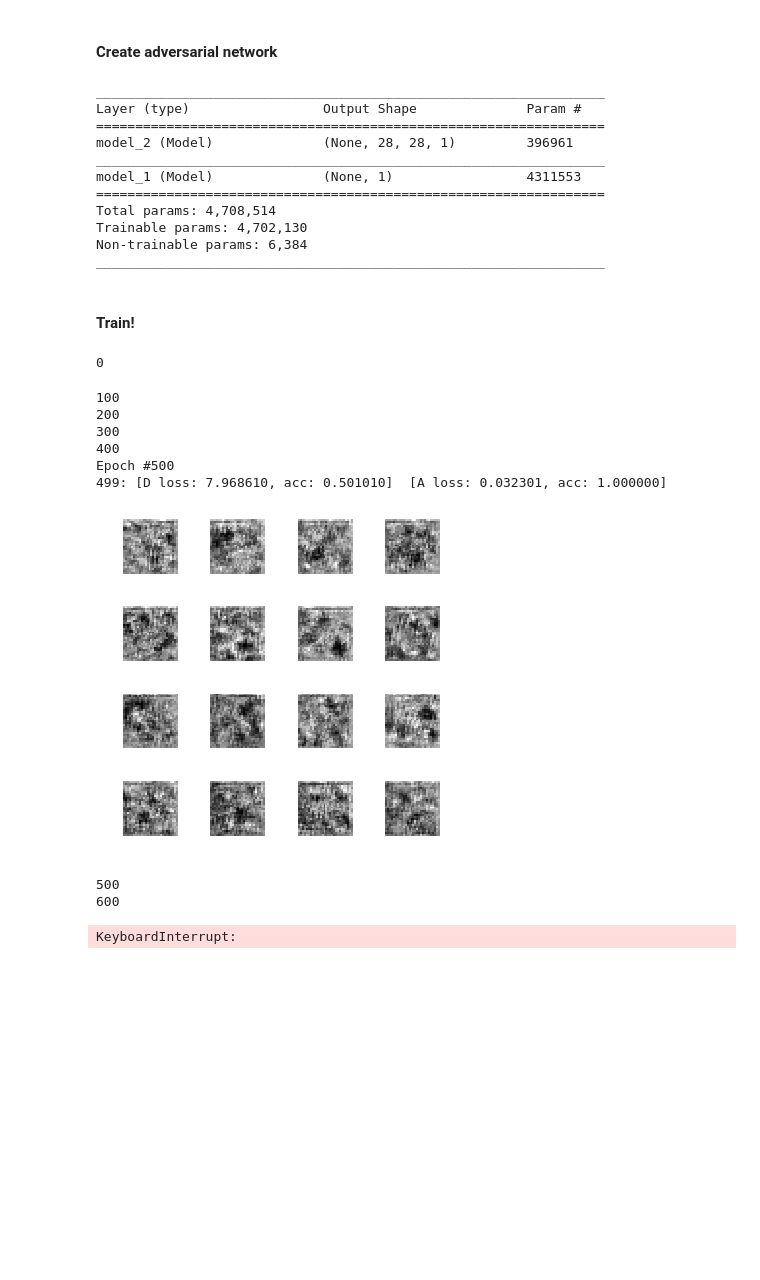
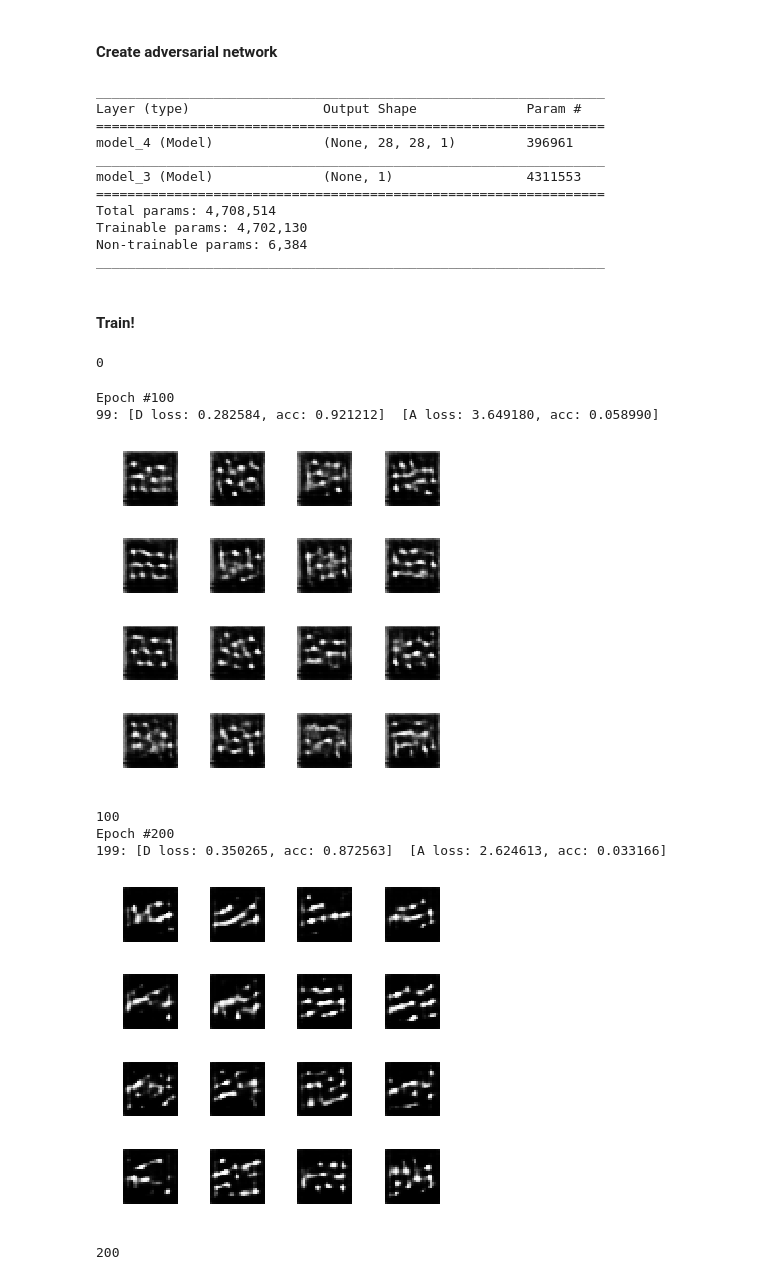
Before and after one commit to xtr33me/TensorFlow-LiveLessons, a Jupyter notebook: notebooks/demo_gan.ipynb, the cells around one changed output. Drawn from its saved outputs; the diff is of its cells as text; code cells hidden in the pictures; blank space fills up the shorter version.

Commit message:
Modified to using verbose Activation calls and convergence / lack of noise seems to be working now

```diff
--- a/notebooks/demo_gan.ipynb
+++ b/notebooks/demo_gan.ipynb
@@ -82,7 +84,8 @@ def discriminator_builder(depth=64, p=0.4):
     conv4 = Flatten()(Dropout(p)(conv4))
 
     #output layer
-    output = Dense(1, activation='sigmoid')(conv4)
+    output = Dense(1)(conv4)#, activation='sigmoid')(conv4)
+    output = Activation('sigmoid')(output)
 
     #model def
     model = Model(inputs=inputs, outputs=output)
@@ -144,7 +147,8 @@ def generator_builder(z_dim=100, depth=64, p=0.4):  #100 dimmensional latent spa
         conv3 = Activation(activation='relu')(conv3)
 
         #output layer
-        output = Conv2D(1, kernel_size=5, padding='same', activation='sigmoid')(conv3)
+        output = Conv2D(1, kernel_size=5, padding='same')(conv3)#, activation='sigmoid')(conv3)
+        output = Activation('sigmoid')(output)
 
         #model definition
         model = Model(inputs=inputs, outputs = output)
@@ -178,8 +182,9 @@ def adversarial_builder(z_dim=100):
     model = Sequential()
     model.add(generator)
     model.add(discriminator)
+    #optimizer=RMSprop(lr=0.0004, decay=3e-8, clipvalue=1.0),
     model.compile(loss='binary_crossentropy',
-                  optimizer=RMSprop(lr=0.0004, decay=3e-8, clipvalue=1.0),
+                  optimizer=RMSprop(lr=0.0004, decay=1e-10, clipvalue=1.0),
                   metrics=['accuracy'])
     model.summary()
     return model
@@ -189,9 +194,9 @@ adversarial_model = adversarial_builder()
 _________________________________________________________________
 Layer (type)                 Output Shape              Param #
 =================================================================
-model_2 (Model)              (None, 28, 28, 1)         396961
+model_4 (Model)              (None, 28, 28, 1)         396961
 _________________________________________________________________
-model_1 (Model)              (None, 1)                 4311553
+model_3 (Model)              (None, 1)                 4311553
 =================================================================
 Total params: 4,708,514
 Trainable params: 4,702,130
@@ -228,20 +233,12 @@ def train(epochs=2000,batch=128):
         y[batch:,:] = 0
 
         make_trainable(discriminator, True)
-        discriminator.compile(loss='binary_crossentropy', optimizer=RMSprop(lr=0.0008,
-                                                                    decay=6e-8,
-                                                                    clipvalue=1.0),
-                                                         metrics=['accuracy'])
 
         d_metrics.append(discriminator.train_on_batch(x,y))
         running_d_loss += d_metrics[-1][0]
         running_d_acc += d_metrics[-1][1]
 
         make_trainable(discriminator, False)
-        discriminator.compile(loss='binary_crossentropy', optimizer=RMSprop(lr=0.0008,
-                                                                    decay=6e-8,
-                                                                    clipvalue=1.0),
-                                                         metrics=['accuracy'])
 
         noise = np.random.uniform(-1.0, 1.0, size=[batch, 100])
         y = np.ones([batch,1])
@@ -250,7 +247,7 @@ def train(epochs=2000,batch=128):
         running_a_loss += a_metrics[-1][0]
         running_a_acc += a_metrics[-1][1]
 
-        if (i+1)%500 == 0:
+        if (i+1)%100 == 0:
 
             print('Epoch #{}'.format(i+1))
             log_mesg = "%d: [D loss: %f, acc: %f]" % (i, running_d_loss/i, running_d_acc/i)
@@ -272,16 +269,14 @@ def train(epochs=2000,batch=128):
 
     return a_metrics, d_metrics
 # %%
-a_metrics_complete, d_metrics_complete = train(epochs=3000)
+a_metrics_complete, d_metrics_complete = train(epochs=3000, batch=50)
 # %% [output]
 0
-100
-200
-300
-400
-Epoch #500
-499: [D loss: 7.968610, acc: 0.501010]  [A loss: 0.032301, acc: 1.000000]
+Epoch #100
+99: [D loss: 0.282584, acc: 0.921212]  [A loss: 3.649180, acc: 0.058990]
-[figure, old version]
+[figure, new version]
-500
-600
+100
+Epoch #200
+199: [D loss: 0.350265, acc: 0.872563]  [A loss: 2.624613, acc: 0.033166]
+[figure, added]
-KeyboardInterrupt:
+200
```
Also changed, not shown: parts of 5 cells of this notebook.
